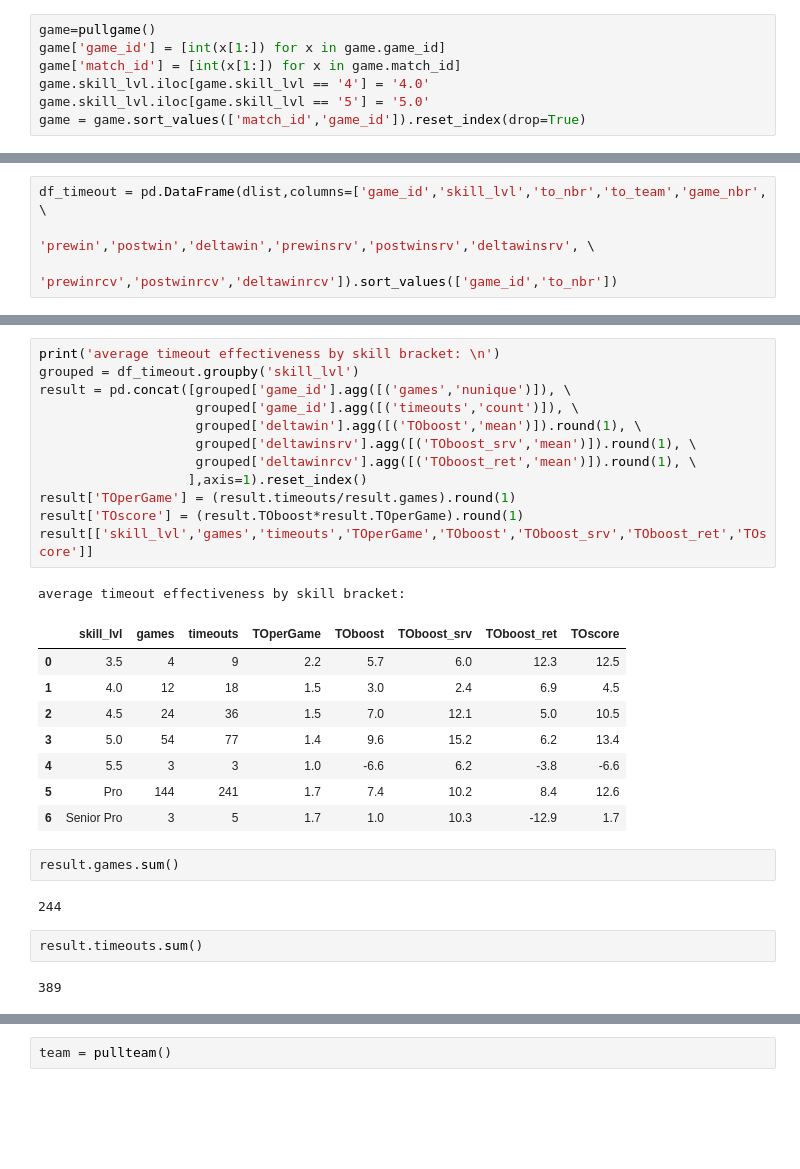
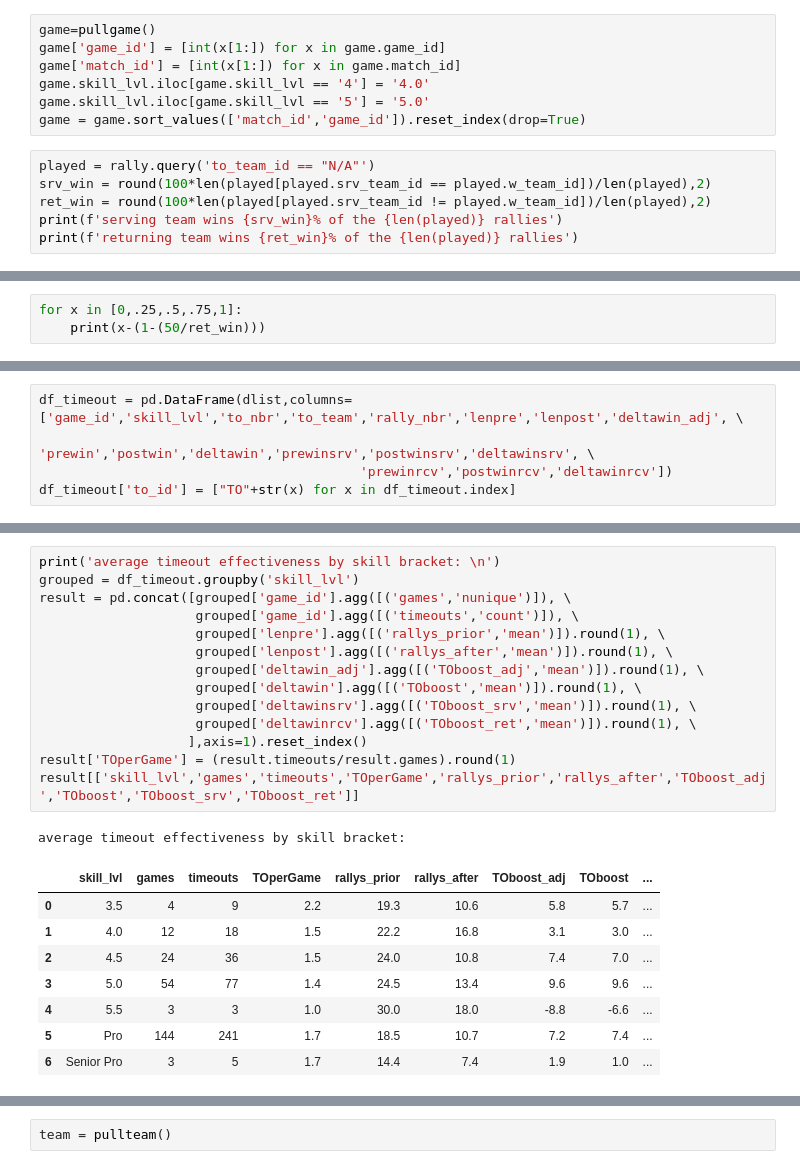
Before and after one commit to conner-mcnicholas/Pickleball_Timeout_Analysis, a Jupyter notebook: src/timeout_analysis.ipynb, the cells around one changed output, grey strips where cells are left out. Drawn from its saved outputs; the diff is of its cells as text; blank space fills up the shorter version.

```diff
--- a/src/timeout_analysis.ipynb
+++ b/src/timeout_analysis.ipynb
@@ -80,3 +80,9 @@ game['match_id'] = [int(x[1:]) for x in game.match_id]
 game.skill_lvl.iloc[game.skill_lvl == '4'] = '4.0'
 game.skill_lvl.iloc[game.skill_lvl == '5'] = '5.0'
 game = game.sort_values(['match_id','game_id']).reset_index(drop=True)
+# %%
+played = rally.query('to_team_id == "N/A"')
+srv_win = round(100*len(played[played.srv_team_id == played.w_team_id])/len(played),2)
+ret_win = round(100*len(played[played.srv_team_id != played.w_team_id])/len(played),2)
+print(f'serving team wins {srv_win}% of the {len(played)} rallies')
+print(f'returning team wins {ret_win}% of the {len(played)} rallies')
@@ -82,0 +137,3 @@ game = game.sort_values(['match_id','game_id']).reset_index(drop=True)
+# %%
+for x in [0,.25,.5,.75,1]:
+    print(x-(1-(50/ret_win)))
@@ -167,6 +366,7 @@ for i in range(len(glist)):
 # %%
-df_timeout = pd.DataFrame(dlist,columns=['game_id','skill_lvl','to_nbr','to_team','game_nbr', \
+df_timeout = pd.DataFrame(dlist,columns=['game_id','skill_lvl','to_nbr','to_team','rally_nbr','lenpre','lenpost','deltawin_adj', \
                                          'prewin','postwin','deltawin','prewinsrv','postwinsrv','deltawinsrv', \
-                                         'prewinrcv','postwinrcv','deltawinrcv']).sort_values(['game_id','to_nbr'])
+                                         'prewinrcv','postwinrcv','deltawinrcv'])
+df_timeout['to_id'] = ["TO"+str(x) for x in df_timeout.index]
 # %%
 print(f'timeout effectiveness metrics across all {len(df_timeout)} timeouts: \n')
@@ -206,30 +471,24 @@ df_timeout.sort_values(['game_id','to_nbr'])
 # %%
 print('average timeout effectiveness by skill bracket: \n')
 grouped = df_timeout.groupby('skill_lvl')
 result = pd.concat([grouped['game_id'].agg([('games','nunique')]), \
                     grouped['game_id'].agg([('timeouts','count')]), \
+                    grouped['lenpre'].agg([('rallys_prior','mean')]).round(1), \
+                    grouped['lenpost'].agg([('rallys_after','mean')]).round(1), \
+                    grouped['deltawin_adj'].agg([('TOboost_adj','mean')]).round(1), \
                     grouped['deltawin'].agg([('TOboost','mean')]).round(1), \
                     grouped['deltawinsrv'].agg([('TOboost_srv','mean')]).round(1), \
                     grouped['deltawinrcv'].agg([('TOboost_ret','mean')]).round(1), \
                    ],axis=1).reset_index()
 result['TOperGame'] = (result.timeouts/result.games).round(1)
-result['TOscore'] = (result.TOboost*result.TOperGame).round(1)
-result[['skill_lvl','games','timeouts','TOperGame','TOboost','TOboost_srv','TOboost_ret','TOscore']]
+result[['skill_lvl','games','timeouts','TOperGame','rallys_prior','rallys_after','TOboost_adj','TOboost','TOboost_srv','TOboost_ret']]
 # %% [output]
 average timeout effectiveness by skill bracket:
-|  | skill_lvl | games | timeouts | TOperGame | TOboost | TOboost_srv | TOboost_ret | TOscore |
-| 0 | 3.5 | 4 | 9 | 2.2 | 5.7 | 6.0 | 12.3 | 12.5 |
-| 1 | 4.0 | 12 | 18 | 1.5 | 3.0 | 2.4 | 6.9 | 4.5 |
-| 2 | 4.5 | 24 | 36 | 1.5 | 7.0 | 12.1 | 5.0 | 10.5 |
-| 3 | 5.0 | 54 | 77 | 1.4 | 9.6 | 15.2 | 6.2 | 13.4 |
-| 4 | 5.5 | 3 | 3 | 1.0 | -6.6 | 6.2 | -3.8 | -6.6 |
-| 5 | Pro | 144 | 241 | 1.7 | 7.4 | 10.2 | 8.4 | 12.6 |
-| 6 | Senior Pro | 3 | 5 | 1.7 | 1.0 | 10.3 | -12.9 | 1.7 |
+|  | skill_lvl | games | timeouts | TOperGame | rallys_prior | rallys_after | TOboost_adj | TOboost | ... |
+| 0 | 3.5 | 4 | 9 | 2.2 | 19.3 | 10.6 | 5.8 | 5.7 | ... |
+| 1 | 4.0 | 12 | 18 | 1.5 | 22.2 | 16.8 | 3.1 | 3.0 | ... |
+| 2 | 4.5 | 24 | 36 | 1.5 | 24.0 | 10.8 | 7.4 | 7.0 | ... |
+| 3 | 5.0 | 54 | 77 | 1.4 | 24.5 | 13.4 | 9.6 | 9.6 | ... |
+| 4 | 5.5 | 3 | 3 | 1.0 | 30.0 | 18.0 | -8.8 | -6.6 | ... |
+| 5 | Pro | 144 | 241 | 1.7 | 18.5 | 10.7 | 7.2 | 7.4 | ... |
+| 6 | Senior Pro | 3 | 5 | 1.7 | 14.4 | 7.4 | 1.9 | 1.0 | ... |
-# %%
-result.games.sum()
-# %% [output]
-244
-# %%
-result.timeouts.sum()
-# %% [output]
-389
```
Also changed, not shown: parts of 42 cells of this notebook, 2 other files.
